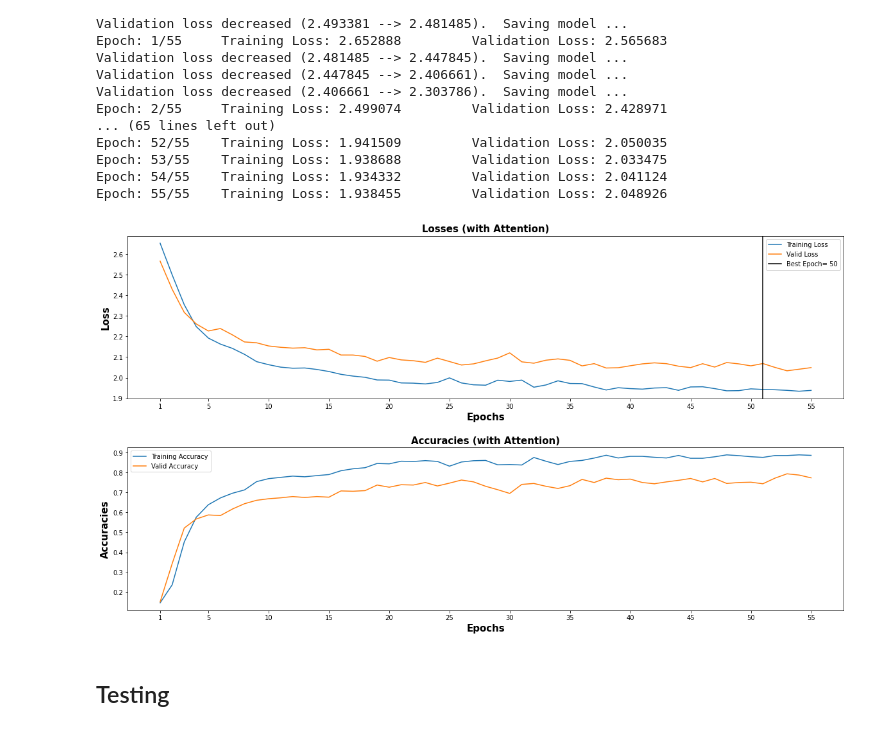
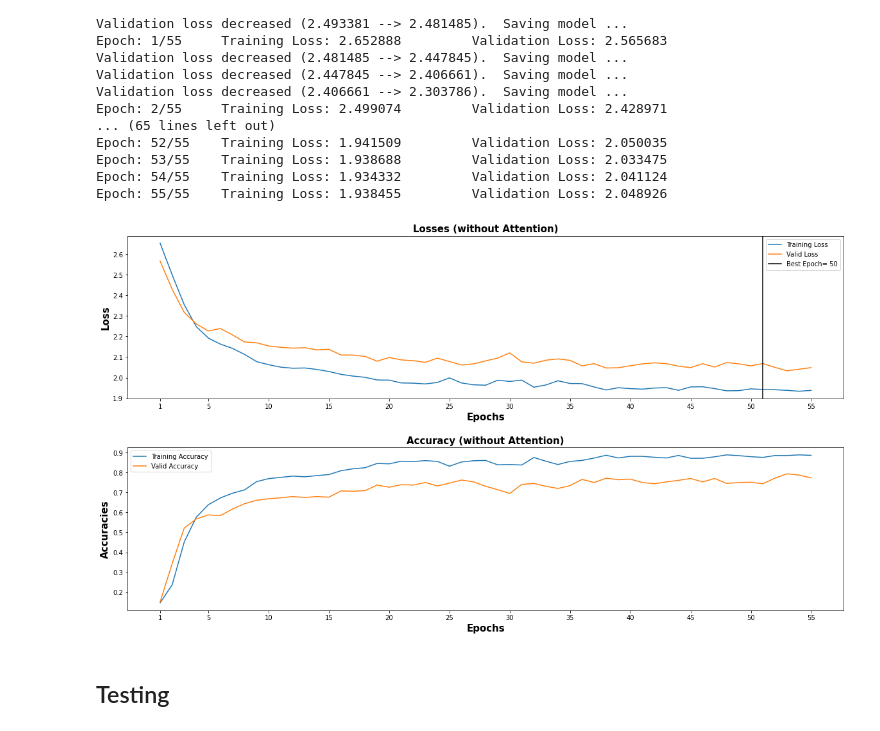
Before and after one commit to AkshatYadav0/P_Lab, a Jupyter notebook: attention.ipynb, the cells around one changed output. Cells and saved outputs as stored; diff of their text form; code cells hidden in the pictures.

Commit message:
Improved Attention

```diff
--- a/attention.ipynb
+++ b/attention.ipynb
@@ -510,28 +510,28 @@ Epoch: 55/55    Training Loss: 1.938455         Validation Loss: 2.048926
 # %%
 f, axis = plt.subplots(2,1)
 f.set_figwidth(20)
 f.set_figheight(12)
 plt.subplots_adjust(top=0.8, wspace=0.2,hspace=0.3)
 
 axis[0].plot(x,train_losses_1)
 axis[0].plot(x,valid_losses_1)
 axis[0].axvline(best_epoch, color='black')
 axis[0].set_xticks(xi)
 axis[0].set_xlabel("Epochs",fontweight="bold",color = 'Black', fontsize='15', horizontalalignment='center')
 axis[0].set_ylabel("Loss",fontweight="bold",color = 'Black', fontsize='15', horizontalalignment='center')
-axis[0].set_title("Losses (with Attention)",fontweight='bold',color = 'Black', fontsize='15', horizontalalignment='center')
+axis[0].set_title("Losses (without Attention)",fontweight='bold',color = 'Black', fontsize='15', horizontalalignment='center')
 axis[0].legend(["Training Loss","Valid Loss",f"Best Epoch= {best_epoch_1}"])
 
 
 axis[1].plot(x,tr_acc_1)
 axis[1].plot(x,val_acc_1)
 axis[1].set_xticks(xi)
 axis[1].set_xlabel("Epochs", fontweight='bold',color = 'Black', fontsize='15', horizontalalignment='center')
 axis[1].set_ylabel("Accuracies",fontweight='bold',color = 'Black', fontsize='15', horizontalalignment='center')
-axis[1].set_title("Accuracies (with Attention)",fontweight='bold',color = 'Black', fontsize='15', horizontalalignment='center')
+axis[1].set_title("Accuracy (without Attention)",fontweight='bold',color = 'Black', fontsize='15', horizontalalignment='center')
 axis[1].legend(["Training Accuracy","Valid Accuracy"]);
 # %% [output]
-[figure, old version]
+[figure, new version]
 # %% [markdown]
 ## Testing
 # %%
```
Also changed, not shown: parts of 1 cell of this notebook, 12 other files.
